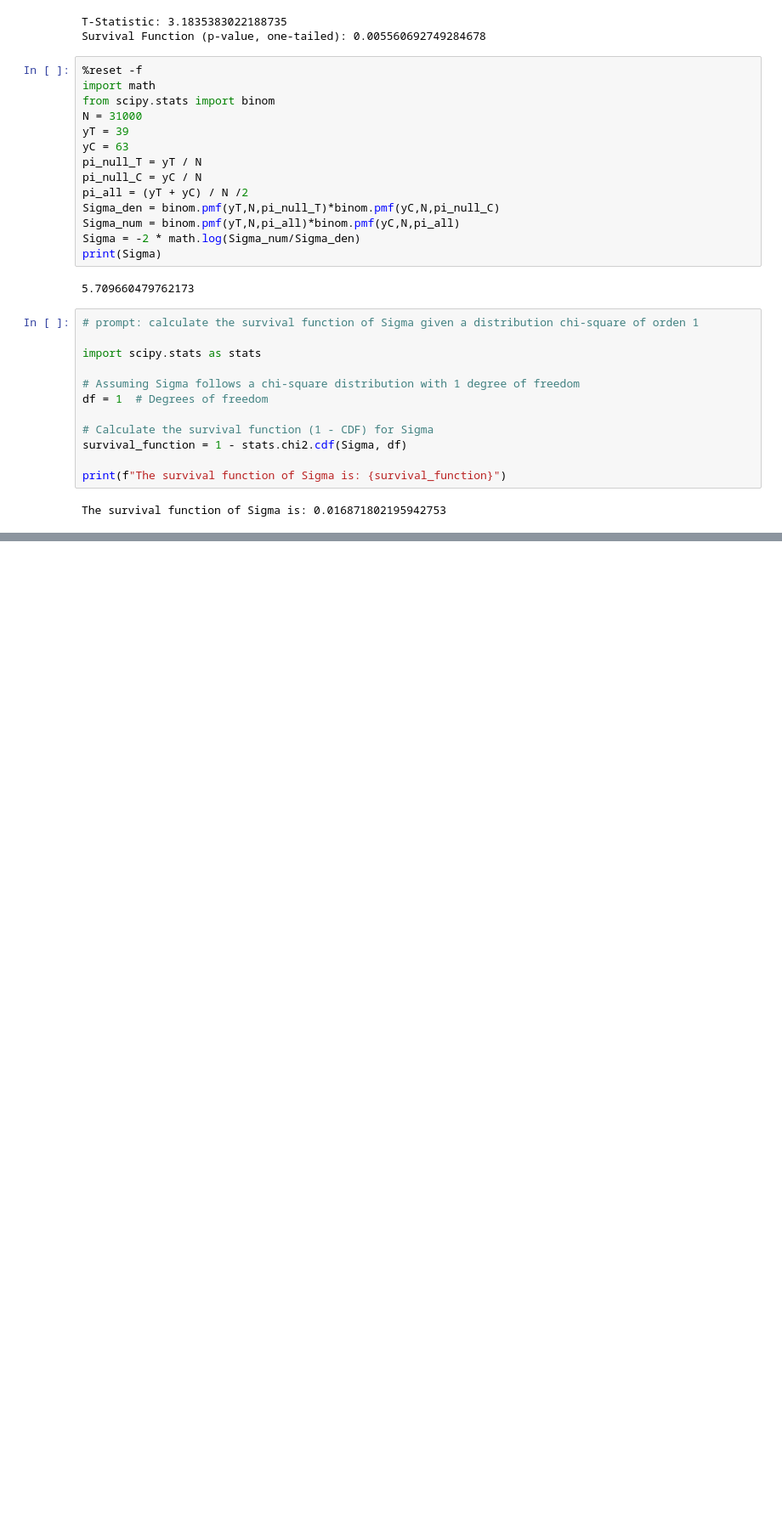
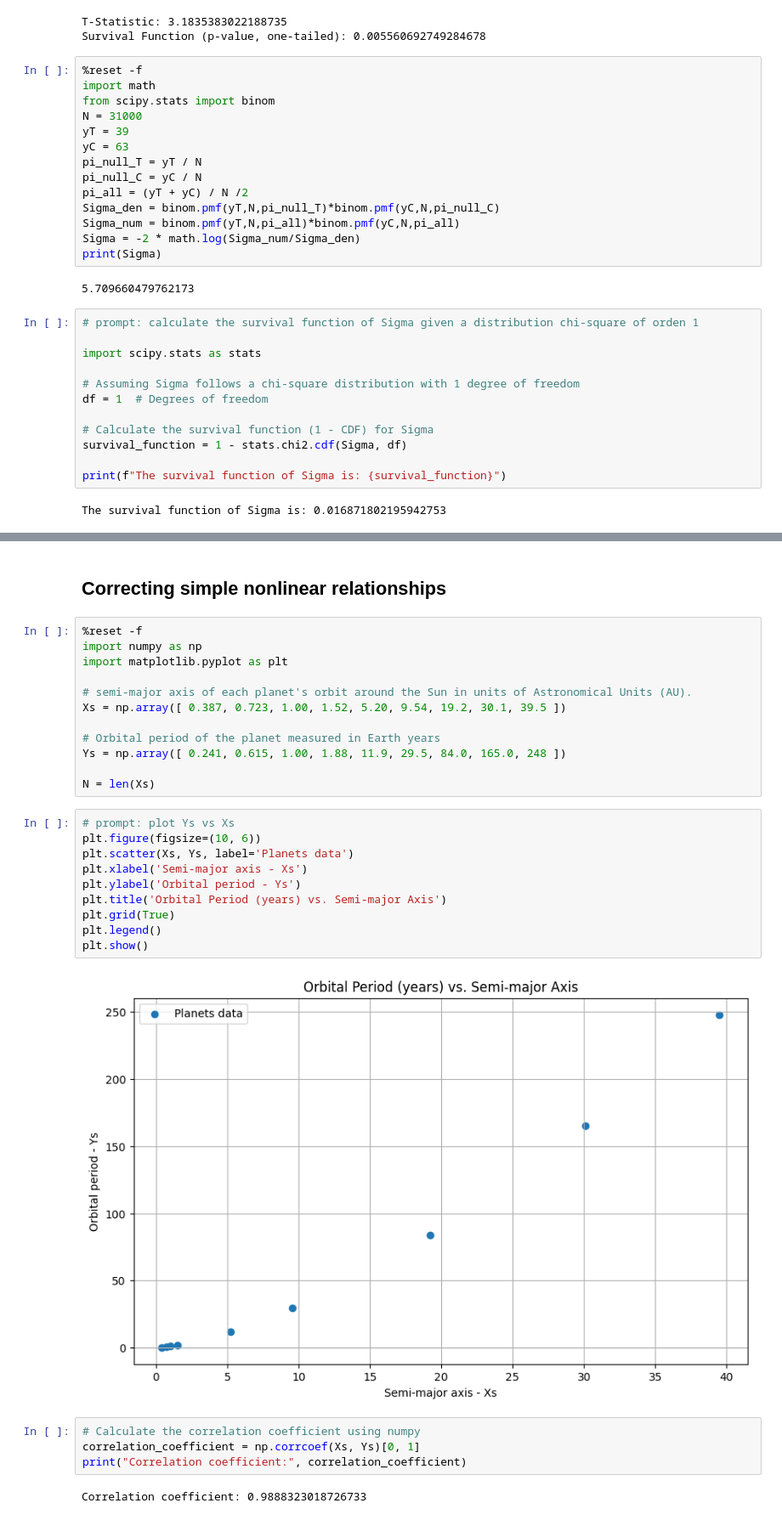
Before and after one commit to arnml/colabrepository, a Jupyter notebook: MITx_6_419x_modulo_1.ipynb, the cells around one changed output, grey strips where cells are left out. Shown: that part at 85% size. Cells and saved outputs as stored; diff of their text form; blank space fills up the shorter version.

```diff
--- a/MITx_6_419x_modulo_1.ipynb
+++ b/MITx_6_419x_modulo_1.ipynb
@@ -160,0 +228,32 @@ The survival function of Sigma is: 0.016871802195942753
+# %% [markdown]
+## Correcting simple nonlinear relationships
+# %%
+%reset -f
+import numpy as np
+import matplotlib.pyplot as plt
+
+# semi-major axis of each planet's orbit around the Sun in units of Astronomical Units (AU).
+Xs = np.array([ 0.387, 0.723, 1.00, 1.52, 5.20, 9.54, 19.2, 30.1, 39.5 ])
+
+# Orbital period of the planet measured in Earth years
+Ys = np.array([ 0.241, 0.615, 1.00, 1.88, 11.9, 29.5, 84.0, 165.0, 248 ])
+
+N = len(Xs)
+# %%
+# prompt: plot Ys vs Xs
+plt.figure(figsize=(10, 6))
+plt.scatter(Xs, Ys, label='Planets data')
+plt.xlabel('Semi-major axis - Xs')
+plt.ylabel('Orbital period - Ys')
+plt.title('Orbital Period (years) vs. Semi-major Axis')
+plt.grid(True)
+plt.legend()
+plt.show()
+# %% [output]
+[figure, added]
+# %%
+# Calculate the correlation coefficient using numpy
+correlation_coefficient = np.corrcoef(Xs, Ys)[0, 1]
+print("Correlation coefficient:", correlation_coefficient)
+# %% [output]
+Correlation coefficient: 0.9888323018726733
```
Also changed, not shown: parts of 24 cells of this notebook.
